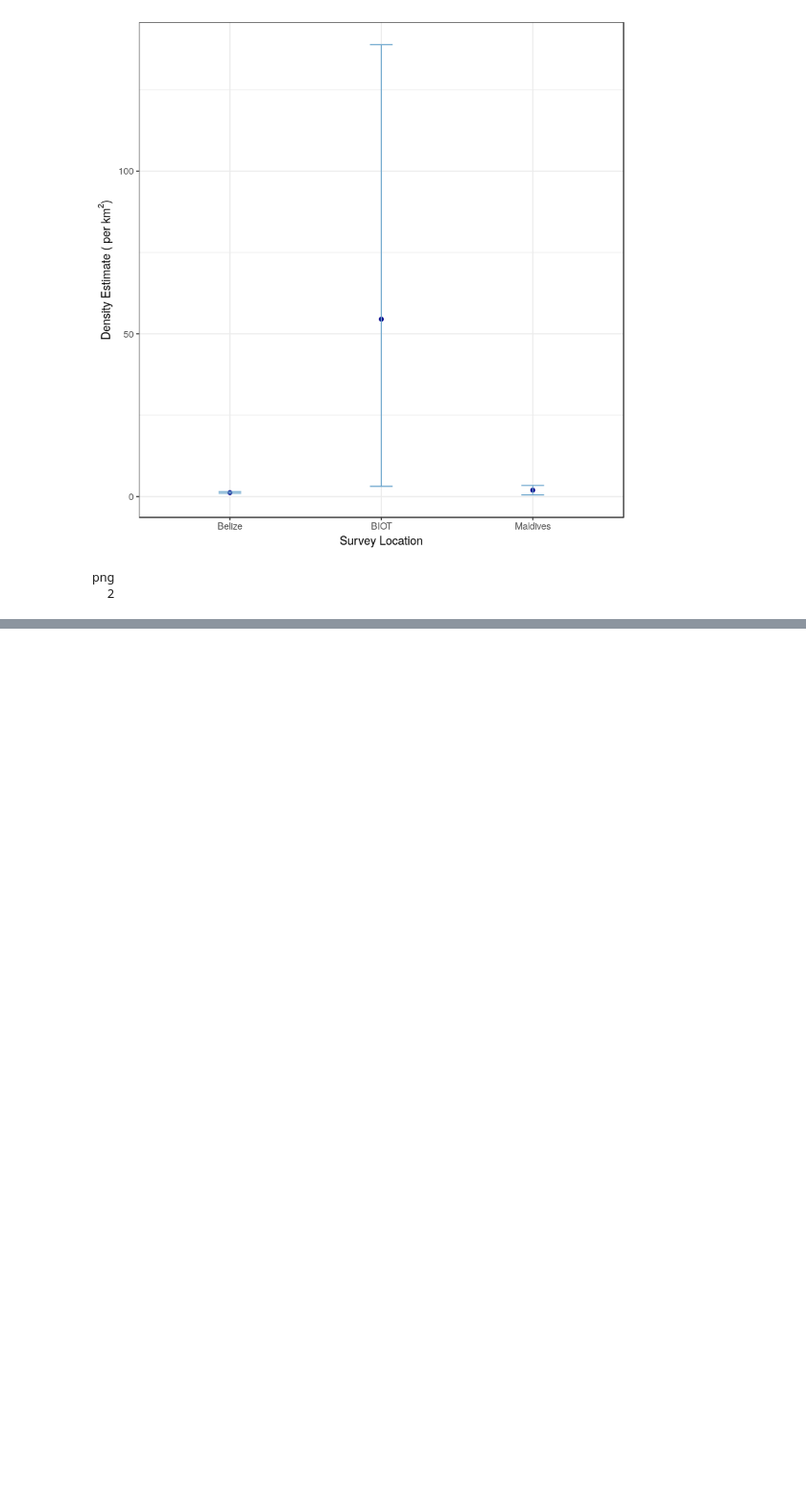
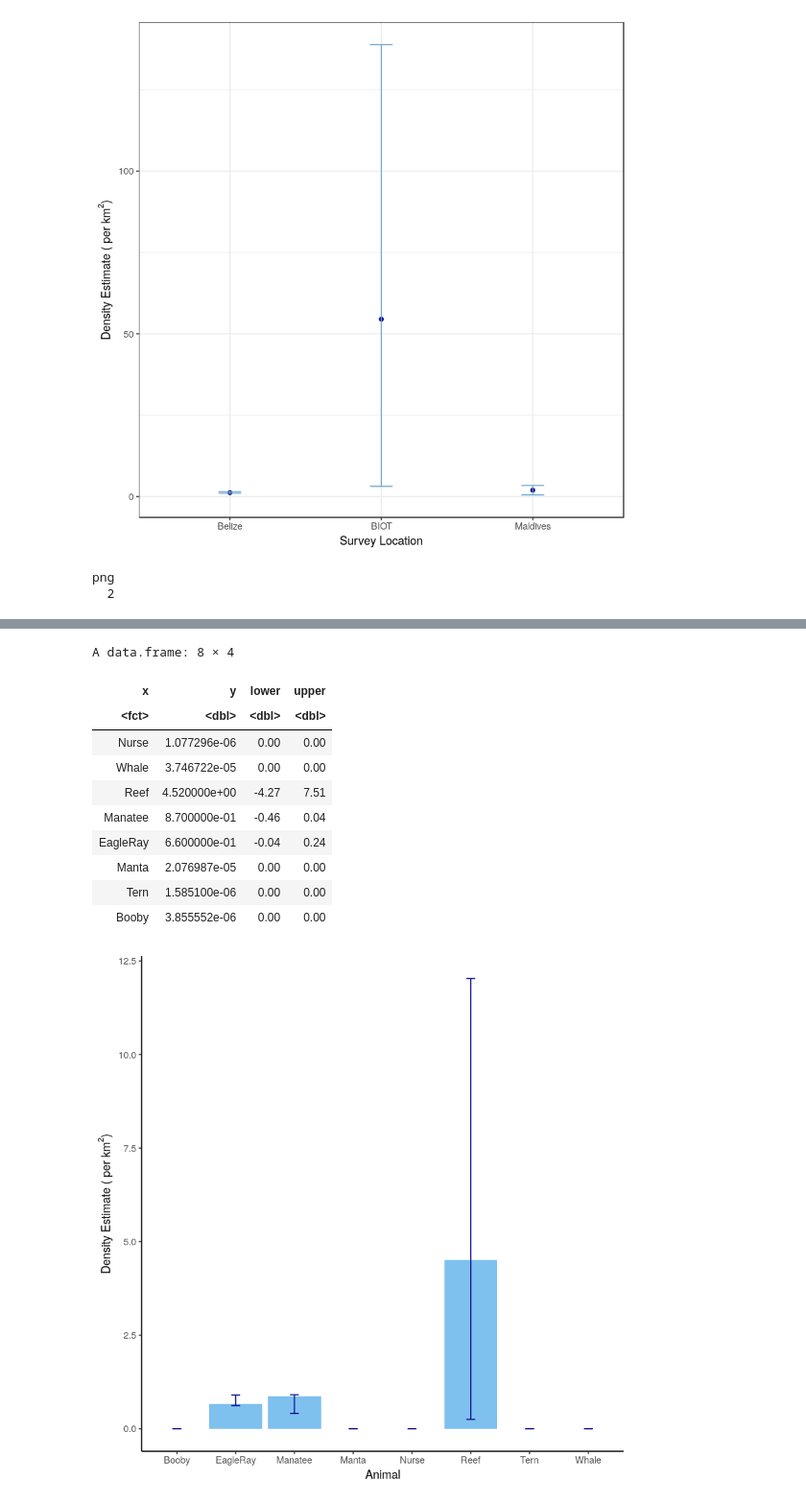
Before and after one commit to EvalImperialforces/CMEE_Thesis, a Jupyter notebook: Code/Revised_RealData_Results.ipynb, the cells around one changed output, grey strips where cells are left out. Shown at 96% size. Cells and saved outputs as stored; diff of their text form; code cells hidden in the pictures; blank space fills up the shorter version.

```diff
--- a/Code/Revised_RealData_Results.ipynb
+++ b/Code/Revised_RealData_Results.ipynb
@@ -762,0 +862,68 @@ print.xtable(ani_tab, type = "latex", floating = T, caption.placement = "top", f
+# %%
+## Per species estimate using gREM
+
+abootstrap <- function(denv){
+    # Calculate 95% CI for animals encountered
+    vect <- denv
+    print(mean(vect))
+    size = length(vect)
+    #print(size)
+    boot_n <- 1000
+    boot_all  = data.frame(matrix(0, nrow = boot_n, ncol = 2)) # store bootstrap output
+    for (i in 1:boot_n){
+    boot_dens = sample(vect, size, replace = T)
+    boot_all[i, 1] = mean(boot_dens)
+    boot_all[i, 2] = mean(boot_dens) - mean(vect)
+    }
+    distances = sort(boot_all$X2)
+    #print(distances)
+    lower = distances[0.025*length(distances)]
+    upper = distances[0.975*length(distances)]
+    output <- c(lower, mean(boot_dens), upper)
+
+    return(output)
+}
+
+
+reef_den <- (4/(area1 + area3 + area12))
+nurse_den <- (1/nurse_area)
+whale_den <- (1/whale_area)
+eagle_den <- (8/(area11+area13+area16+area18))
+manta_den <- (1/manta_area)
+tern_den <- (2/tern_area)
+booby_den <- (2/booby_area)
+manatee_den <- (4/(area15 + area17))
+
+
+ani_table <- data.frame(x = c('Nurse', 'Whale', 'Reef', 'Manatee','EagleRay', 'Manta','Tern', 'Booby'),
+                       y = c(nurse_den, whale_den, 4.52, 0.87, 0.66, manta_den, tern_den, booby_den))
+
+ani_table
+
+
+reef <- abootstrap(c((2/area1), (1/area3), (1/area12)))
+manatee <- abootstrap(c((2/area15), (2/area17)))
+eagle <- abootstrap(c((1/area11), (3/area13), (2/area16), (2/area18)))
+
+
+reef
+manatee
+eagle
+
+lower <- c(0,0,-4.27, -0.46 ,-0.04,0,0,0)
+upper <- c(0,0,7.51, 0.04,0.24,0,0,0)
+
+ani_table2 <- cbind(ani_table, lower, upper)
+
+ani_table2
+
+ani_den2 <- ggplot(data = ani_table2, aes(x = x, y = y)) +
+  geom_bar(stat = 'identity', fill = 'skyblue2') +
+  xlab('Animal') +
+  ylab(expression(paste("Density Estimate ( per ",km^2,")", sep=""))) +
+  geom_errorbar(aes(ymin=y + lower, ymax = y + upper), width=.15,
+  position=position_dodge(0.05), colour='darkblue') +
+  theme_classic()
+
+ani_den2
+# %% [output]
@@ -762,0 +947,12 @@ print.xtable(ani_tab, type = "latex", floating = T, caption.placement = "top", f
+A data.frame: 8 × 4
+| x | y | lower | upper |
+| <fct> | <dbl> | <dbl> | <dbl> |
+| Nurse | 1.077296e-06 | 0.00 | 0.00 |
+| Whale | 3.746722e-05 | 0.00 | 0.00 |
+| Reef | 4.520000e+00 | -4.27 | 7.51 |
+| Manatee | 8.700000e-01 | -0.46 | 0.04 |
+| EagleRay | 6.600000e-01 | -0.04 | 0.24 |
+| Manta | 2.076987e-05 | 0.00 | 0.00 |
+| Tern | 1.585100e-06 | 0.00 | 0.00 |
+| Booby | 3.855552e-06 | 0.00 | 0.00 |
+[figure, added]
```
Also changed, not shown: parts of 11 cells of this notebook, 1 other file.
